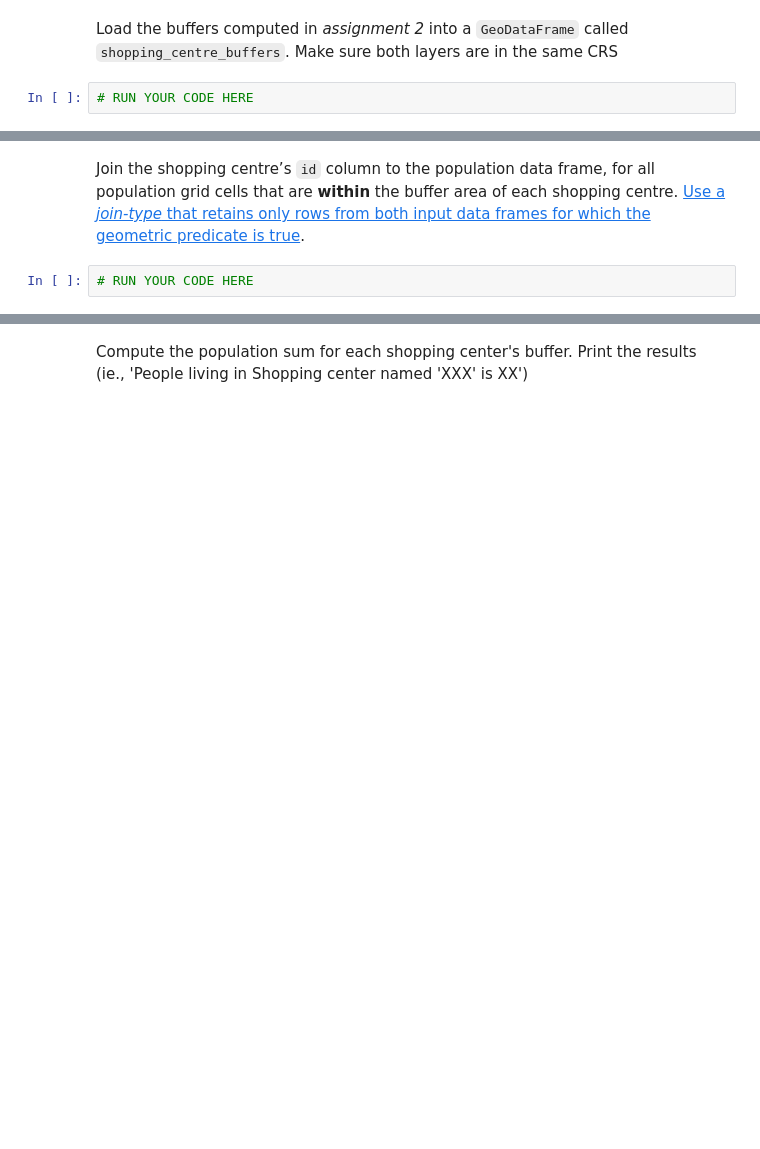
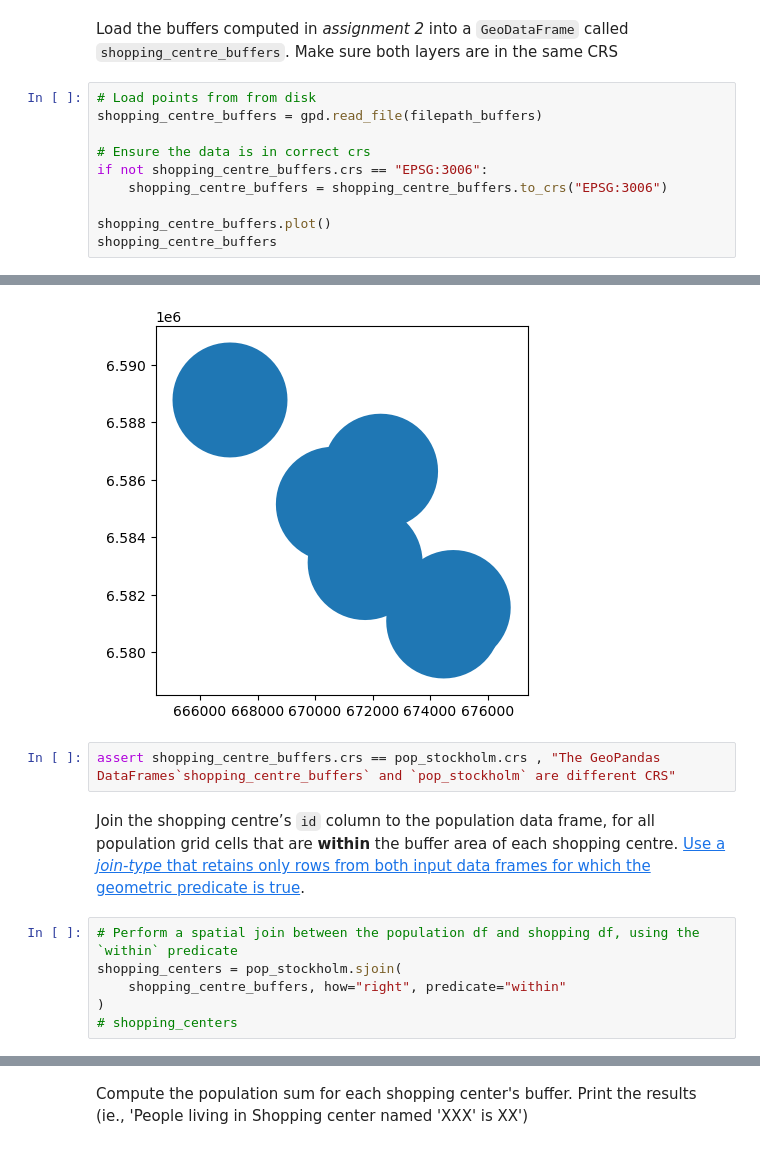
Before and after one commit to ajain-93/NGAD04, a Jupyter notebook: Exercises/Exercise 3/Lab_3_3.ipynb, the cells around one changed output, grey strips where cells are left out. Drawn from its saved outputs; the diff is of its cells as text; blank space fills up the shorter version.

```diff
--- a/Exercises/Exercise 3/Lab_3_3.ipynb
+++ b/Exercises/Exercise 3/Lab_3_3.ipynb
@@ -9,4 +44,13 @@ Load the population layer for Stockholm named 'pop_stockholm.shp' in a geodatafr
 # %% [markdown]
 Load the buffers computed in *assignment 2* into a `GeoDataFrame` called `shopping_centre_buffers`. Make sure both layers are in the same CRS
 # %%
-# RUN YOUR CODE HERE
+# Load points from from disk
+shopping_centre_buffers = gpd.read_file(filepath_buffers)
+
+# Ensure the data is in correct crs
+if not shopping_centre_buffers.crs == "EPSG:3006":
+    shopping_centre_buffers = shopping_centre_buffers.to_crs("EPSG:3006")
+
+shopping_centre_buffers.plot()
+shopping_centre_buffers
+# %% [output]
@@ -13,5 +64,12 @@ Load the buffers computed in *assignment 2* into a `GeoDataFrame` called `shoppi
+[figure, added]
+# %%
+assert shopping_centre_buffers.crs == pop_stockholm.crs , "The GeoPandas DataFrames`shopping_centre_buffers` and `pop_stockholm` are different CRS"
 # %% [markdown]
 
 Join the shopping centre’s `id` column to the population data frame, for all population grid cells that are **within** the buffer area of each shopping centre. [Use a *join-type* that retains only rows from both input data frames for which the geometric predicate is true](https://geopandas.org/en/stable/gallery/spatial_joins.html#Types-of-spatial-joins).
 # %%
-# RUN YOUR CODE HERE
+# Perform a spatial join between the population df and shopping df, using the `within` predicate
+shopping_centers = pop_stockholm.sjoin(
+    shopping_centre_buffers, how="right", predicate="within"
+)
+# shopping_centers
```
Also changed, not shown: parts of 5 cells of this notebook.
